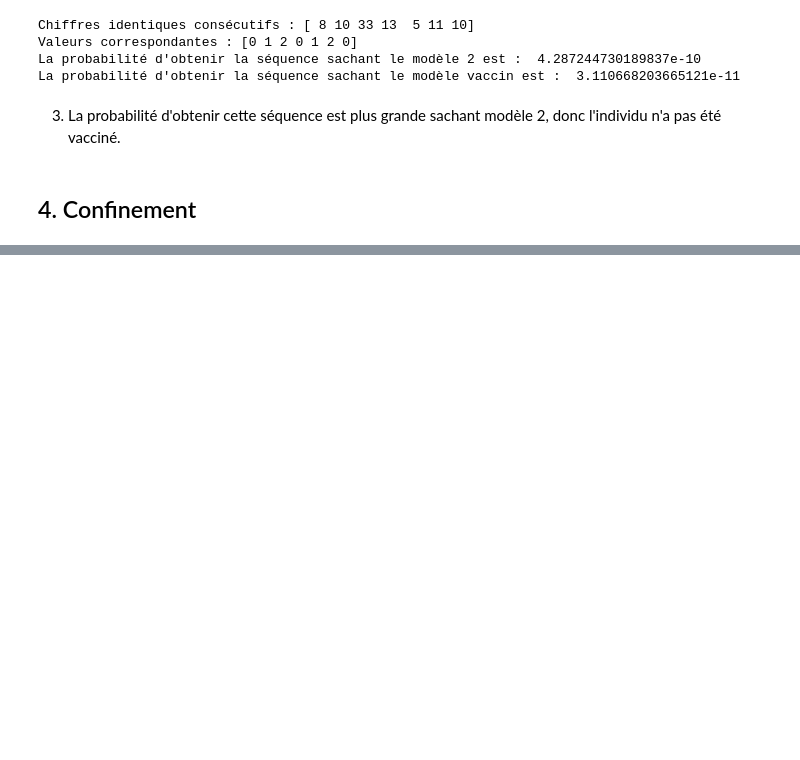
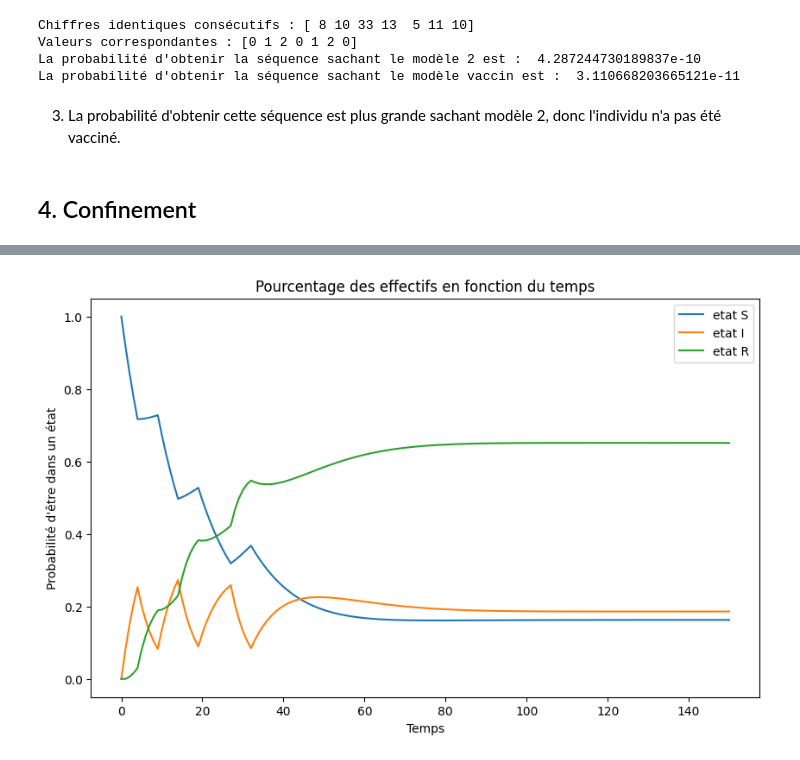
Before and after one commit to maelodie/markov, a Jupyter notebook: markov.ipynb, the cells around one changed output, grey strips where cells are left out. Saved outputs shown, nothing was run; the diff lists cells and outputs as text; code cells hidden in the pictures; blank space fills up the shorter version.

```diff
--- a/markov.ipynb
+++ b/markov.ipynb
@@ -754,0 +761,48 @@ IndexError: index 5 is out of bounds for axis 0 with size 3
+# %%
+def simulation(nb_individus, temps):
+    nb_confinement : int = 0 # nombre de périodes de confinement
+    nb_deconfinement : int = 0 # nombre de périodes de déconfinement
+    is_confinement = False # vaut True si on est en confinement et false sinont
+
+    pop = [] # liste de la distribution de la population pour chaque temps t
+    pop.append(np.array([1, 0, 0])) #initialisation avec [1, 0, 0] car tous les individus sont sains au début
+
+    sequence = [] # séquence générée pour chaque individu de la population en fonction de la distribution calculée
+
+    MatriceConf = np.array(
+                        [[1 , 0., 0.],
+                         [0. , 0.8 , 0.2 ],
+                         [0.02, 0. , 0.98]]) # nouvelle matrice telle que P(S->I) = 0
+
+    M = A2 # Matrice initialisée avec A2 au début pour la multiplication
+
+    # Calcul de la distribution de la population pour chaque temps + nb de confinements
+    for t in range(temps):
+        last_dist = pop[len(pop)-1] # distribution calculée pour le rang précédent dans la liste
+
+        # Génère une population en fonction des distribution trouvées
+        for ind in range(nb_individus):
+            sequence.append(random.choices(['S', 'I', 'R'], [last_dist[0], last_dist[1], last_dist[2]]))
+
+        # mise en confinement si le nombre d'individus infectés >= 25%
+        if last_dist[1] >= 0.25:
+            M = MatriceConf
+            if not is_confinement: # Si on n'est pas en confinement, on incrémente le nb de confinements et on se met en confinement
+                nb_confinement += 1
+                is_confinement = True
+
+        # déconfinement si le nombre d'individus infectés < 10%
+        if last_dist[1] < 0.1:
+            M = A2
+            if is_confinement: # si on est en confinement, on se déconfine et on incrémente le nombre de déconfinement
+                nb_deconfinement += 1
+                is_confinement = False
+
+        pop.append(np.dot(last_dist, M)) # on multiplie la dernière distribution de la population par la matrice actuellement en vigueur A2 -> deconf et MatriceConf -> Confinement
+
+    return pop, nb_confinement, nb_deconfinement
+
+population = simulation(1000, 150)
+affichage_distribution(population[0])
+# %% [output]
+[figure, added]
```
Also changed, not shown: parts of 13 cells of this notebook.
